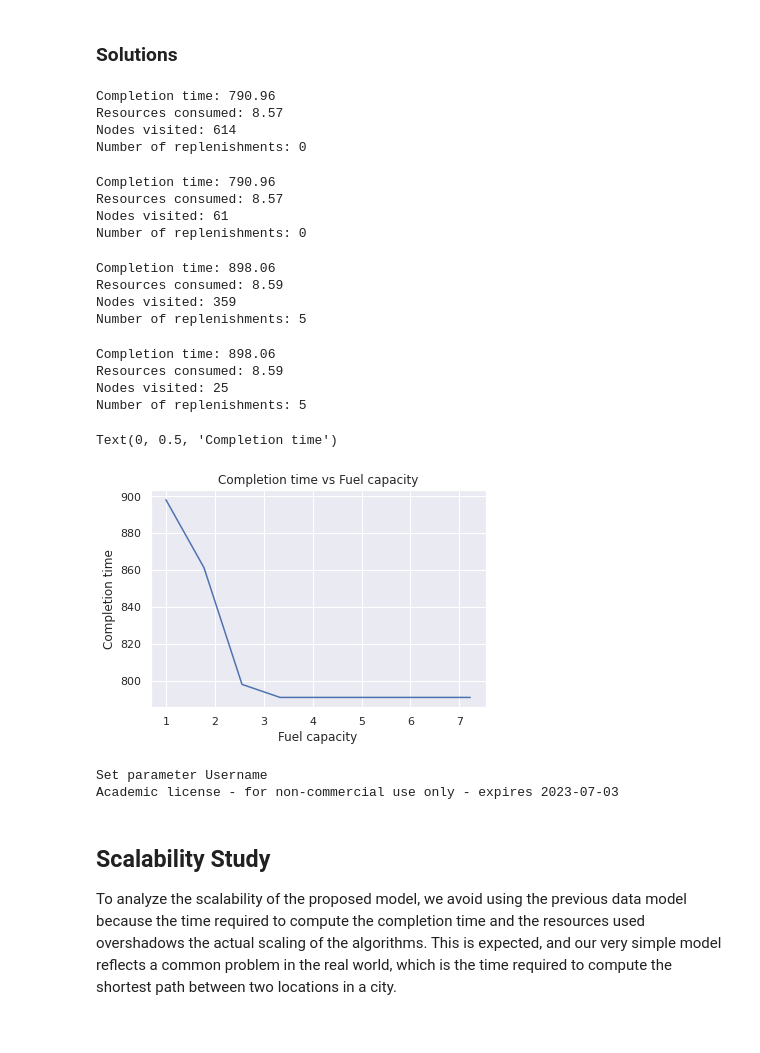
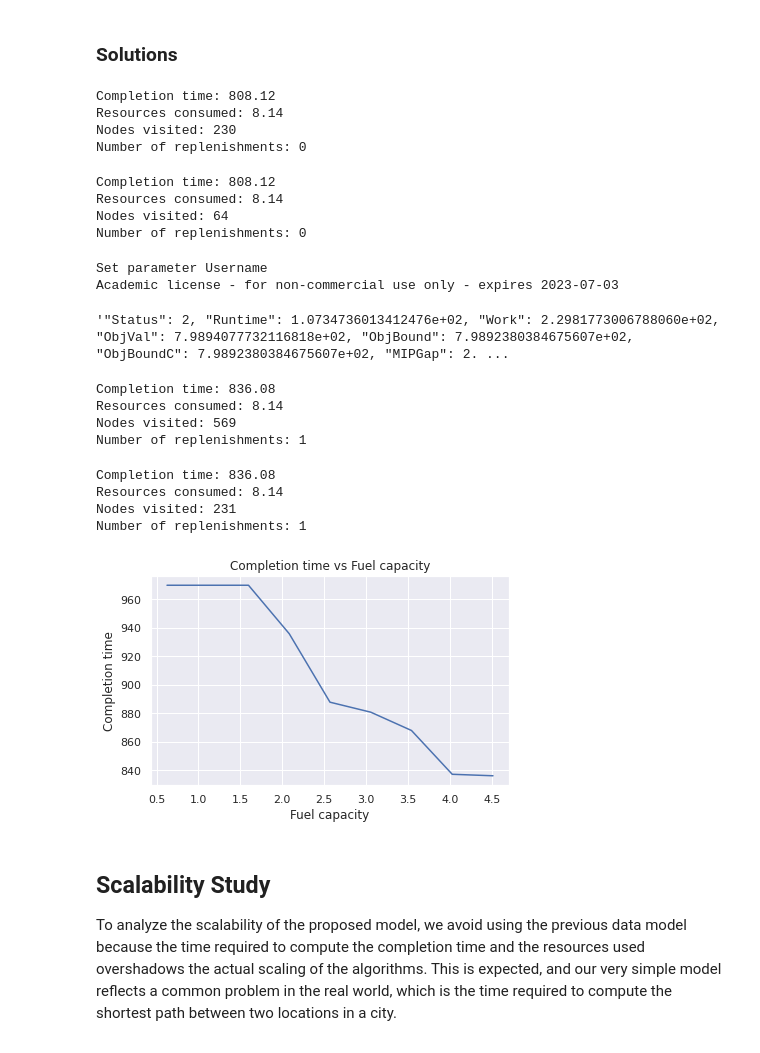
Before and after one commit to LetteraUnica/mathematical-optimization, a Jupyter notebook: final-project/TDASPR.ipynb, the cells around one changed output. Drawn from its saved outputs; the diff is of its cells as text; code cells hidden in the pictures.

```diff
--- a/final-project/TDASPR.ipynb
+++ b/final-project/TDASPR.ipynb
@@ -161,8 +164,9 @@ route = Route(traffic_model=model,
               base_speed=70)
 # %%
 t = np.arange(0, 24*60)
+fig, axes = pl.subplots(nrows=1, ncols=2, figsize=(12, 4))
 
-fig, axes = pl.subplots(nrows=1, ncols=2, figsize=(12, 4))
+route.energy_consumption=gasoline_consumption
 axes[0].plot(t/60, [route.travel_time(i) for i in t])
 axes[0].set_title("Travel time vs time of day")
 axes[0].set_xlabel("start time [h]")
@@ -175,4 +179,7 @@ axes[1].set_title("Resource consumption vs time of day")
 axes[1].set_xlabel("start time [h]")
 axes[1].set_ylabel("Resources consumed")
 axes[1].legend()
+
+pl.tight_layout()
+pl.savefig("travel&resources_vs_time.png", dpi=200)
 # %% [output]
@@ -186,9 +192,11 @@ The travel time and resouce consumption clip because the maximum traffic is capp
 ### Data generation
 # %%
 # Problem parameters
-n_activities = 8
-Q = 2*n_activities # Total resources
+n_activities = 20
+Q = n_activities/2 # Total resources
 eps = 1. # Time discretization factor
+start_delivery = np.linspace(8, 12, n_activities)*60
+end_delivery = start_delivery + 4*60
 
 rng = np.random.default_rng(seed=42)
 model = TrafficModel(traffic_over_space, traffic_over_time)
@@ -196,9 +204,10 @@ discretizer = TimeDiscretizer(eps)
 # %%
 # Generate activities
 activities = []
-start = rng.uniform(-20, 20, 2)
-for i in range(6, 6+n_activities):
-    next = rng.uniform(-20, 20, 2)
+start = rng.uniform(-8, 8, 2)
+points = [start]
+for e, l in zip(start_delivery, end_delivery):
+    next = rng.uniform(-8, 8, 2)
     vehicle = ElectricVehicle(Q)
     route = Route(traffic_model=model,
                   energy_consumption=vehicle.consumption,
@@ -206,9 +215,10 @@ for i in range(6, 6+n_activities):
                   end=next,
                   base_speed=50)
     start = next
+    points.append(start)
 
-    activities.append(
-        Activity(60*i, 60*(i+2), route.travel_time, route.resources_consumed, vehicle.replenishment_time))
+    activities.append(Activity(e, l, route.travel_time, route.resources_consumed, vehicle.replenishment_time))
+points = np.array(points).T
 
 # Create V and q matrices
 V, q = generate_V_and_q(activities, discretizer)
@@ -219,60 +244,66 @@ V, q = generate_V_and_q(activities, discretizer)
 sol = TEN_solve(V, activities, q, Q)
 sol
 # %% [output]
-Completion time: 790.96
-Resources consumed: 8.57
-Nodes visited: 614
+Completion time: 808.12
+Resources consumed: 8.14
+Nodes visited: 230
 Number of replenishments: 0
 # %%
 # Solve with DDD
 sol = DDD_solve(activities, Q, discretizer, TEN_solve)
 sol
 # %% [output]
-Completion time: 790.96
-Resources consumed: 8.57
-Nodes visited: 61
+Completion time: 808.12
+Resources consumed: 8.14
+Nodes visited: 64
 Number of replenishments: 0
+# %%
+# Gurobi solution might be slightly different than the two above
+# because we linearly interpolate the resources & duration functions
+# However when eps -> 0 the two solutions will be the same
+sol = gurobi_solve(activities, Q, discretizer)
+sol.getJSONSolution().split("{ ")[2][:-12]
+# %% [output]
+Set parameter Username
+Academic license - for non-commercial use only - expires 2023-07-03
+'"Status": 2, "Runtime": 1.0734736013412476e+02, "Work": 2.2981773006788060e+02, "ObjVal": 7.9894077732116818e+02, "ObjBound": 7.9892380384675607e+02, "ObjBoundC": 7.9892380384675607e+02, "MIPGap": 2. ...
 # %%
 # Solve with Replenishments
-sol = TEN_delta(V, activities, q, Q/8, discretizer)
+sol = TEN_delta(V, activities, q, Q/2, discretizer)
 sol
 # %% [output]
-Completion time: 898.06
-Resources consumed: 8.59
-Nodes visited: 359
-Number of replenishments: 5
+Completion time: 836.08
+Resources consumed: 8.14
+Nodes visited: 569
+Number of replenishments: 1
 # %%
 # Solve with DDD with Replenishments
-sol = DDD_solve(activities, Q/8, discretizer, TEN_delta)
+sol = DDD_solve(activities, Q/2, discretizer, TEN_delta)
 sol
 # %% [output]
-Completion time: 898.06
-Resources consumed: 8.59
-Nodes visited: 25
-Number of replenishments: 5
+Completion time: 836.08
+Resources consumed: 8.14
+Nodes visited: 231
+Number of replenishments: 1
 # %%
 # Plot completion time vs fuel capacity with replenishments
-Qs = np.linspace(Q//16, Q//2, 10)
+Qs = np.linspace(Q/16, Q/2, 10)
 
 times = []
 for fuel_capacity in Qs:
     sol = TEN_delta(V, activities, q, fuel_capacity, discretizer)
     if sol is not None:
         times.append(sol.completion_time())
 
 pl.plot(Qs[:len(times)], times)
 pl.title("Completion time vs Fuel capacity")
 pl.xlabel("Fuel capacity")
 pl.ylabel("Completion time")
+
+pl.tight_layout()
+pl.savefig("time_vs_fuel.png", dpi=200)
 # %% [output]
-Text(0, 0.5, 'Completion time')
-[figure, old version]
+[figure, new version]
-# %%
-sol = gurobi_solve(activities, Q, discretizer)
-sol.getJSONSolution()
-# %% [output]
-Set parameter Username
-Academic license - for non-commercial use only - expires 2023-07-03
 # %% [markdown]
 ## Scalability Study
 
```
Also changed, not shown: parts of 28 cells of this notebook, 21 other files.
